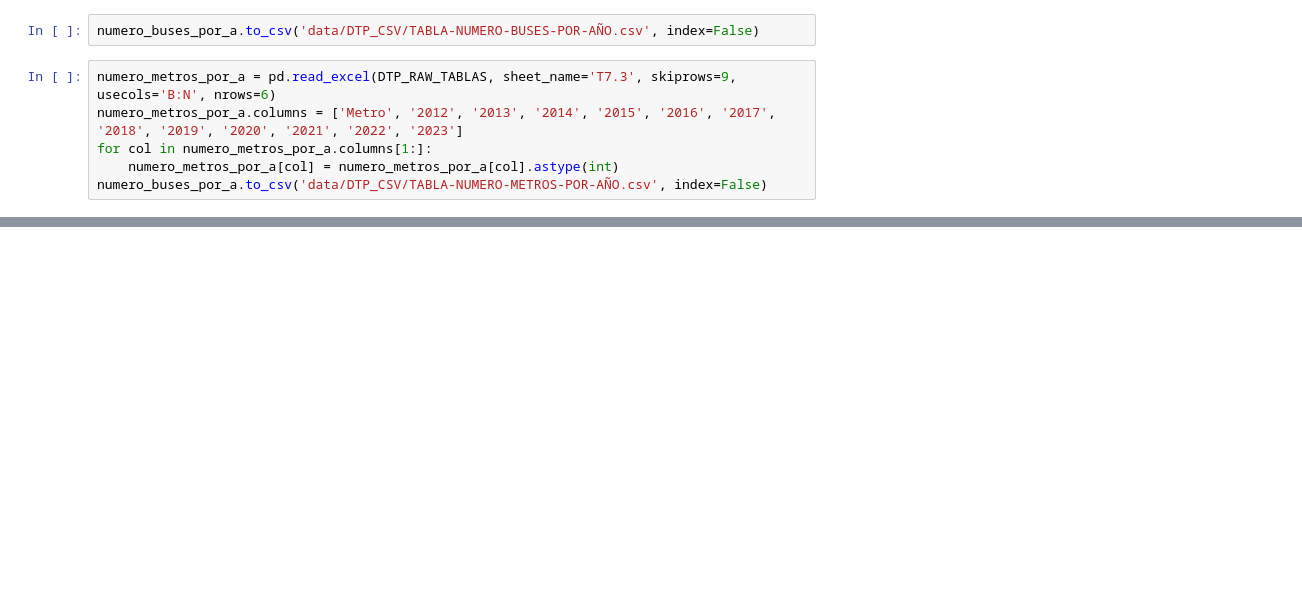
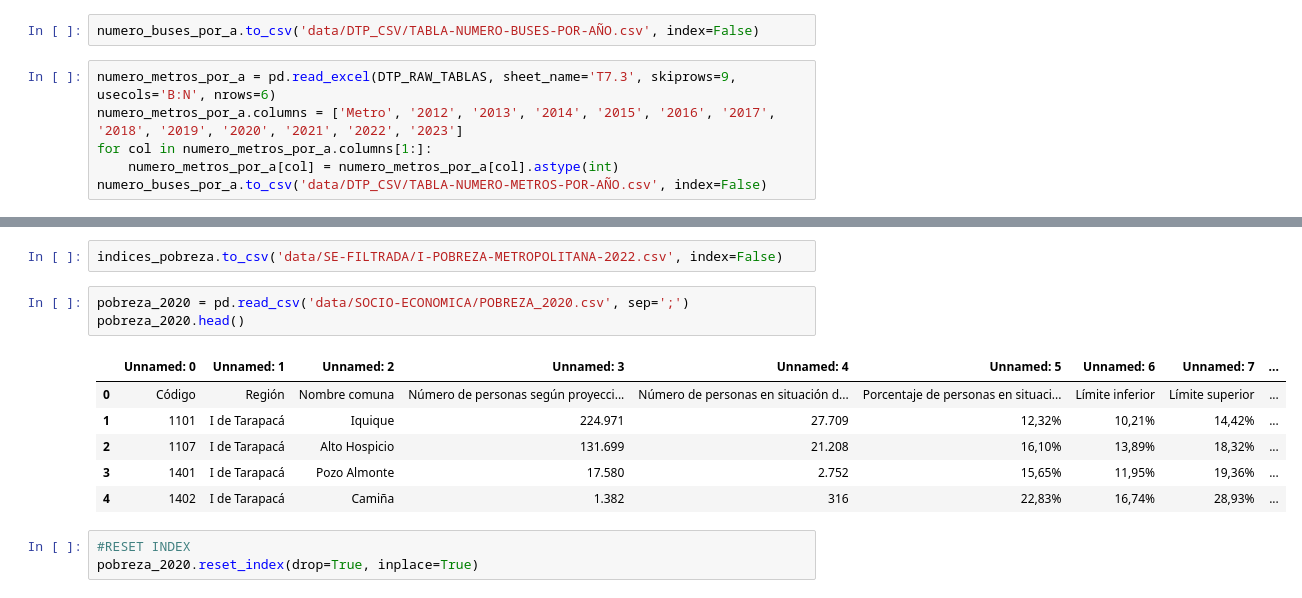
Before and after one commit to canija2000/IMT2200-Proyecto-Grupal, a Jupyter notebook: data.ipynb, the cells around one changed output, grey strips where cells are left out. Saved outputs shown, nothing was run; the diff lists cells and outputs as text; blank space fills up the shorter version.

```diff
--- a/data.ipynb
+++ b/data.ipynb
@@ -392,0 +494,15 @@ numero_buses_por_a.to_csv('data/DTP_CSV/TABLA-NUMERO-METROS-POR-AÑO.csv', index
+# %%
+indices_pobreza.to_csv('data/SE-FILTRADA/I-POBREZA-METROPOLITANA-2022.csv', index=False)
+# %%
+pobreza_2020 = pd.read_csv('data/SOCIO-ECONOMICA/POBREZA_2020.csv', sep=';')
+pobreza_2020.head()
+# %% [output]
+|  | Unnamed: 0 | Unnamed: 1 | Unnamed: 2 | Unnamed: 3 | Unnamed: 4 | Unnamed: 5 | Unnamed: 6 | Unnamed: 7 | ... |
+| 0 | Código | Región | Nombre comuna | Número de personas según proyecci... | Número de personas en situación d... | Porcentaje de personas en situaci... | Límite inferior | Límite superior | ... |
+| 1 | 1101 | I de Tarapacá | Iquique | 224.971 | 27.709 | 12,32% | 10,21% | 14,42% | ... |
+| 2 | 1107 | I de Tarapacá | Alto Hospicio | 131.699 | 21.208 | 16,10% | 13,89% | 18,32% | ... |
+| 3 | 1401 | I de Tarapacá | Pozo Almonte | 17.580 | 2.752 | 15,65% | 11,95% | 19,36% | ... |
+| 4 | 1402 | I de Tarapacá | Camiña | 1.382 | 316 | 22,83% | 16,74% | 28,93% | ... |
+# %%
+#RESET INDEX
+pobreza_2020.reset_index(drop=True, inplace=True)
```
Also changed, not shown: parts of 17 cells of this notebook, 9 other files.
